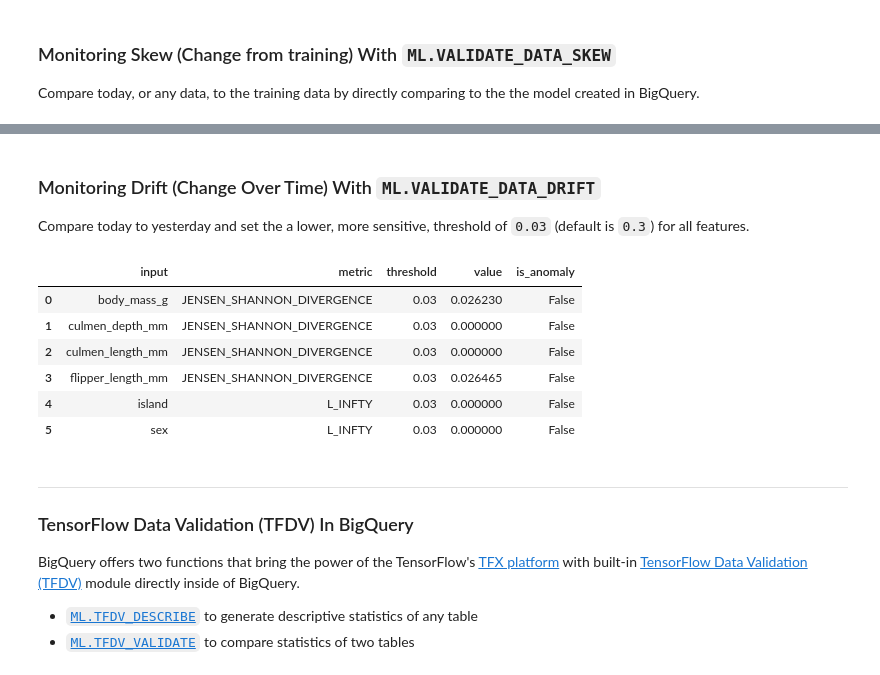
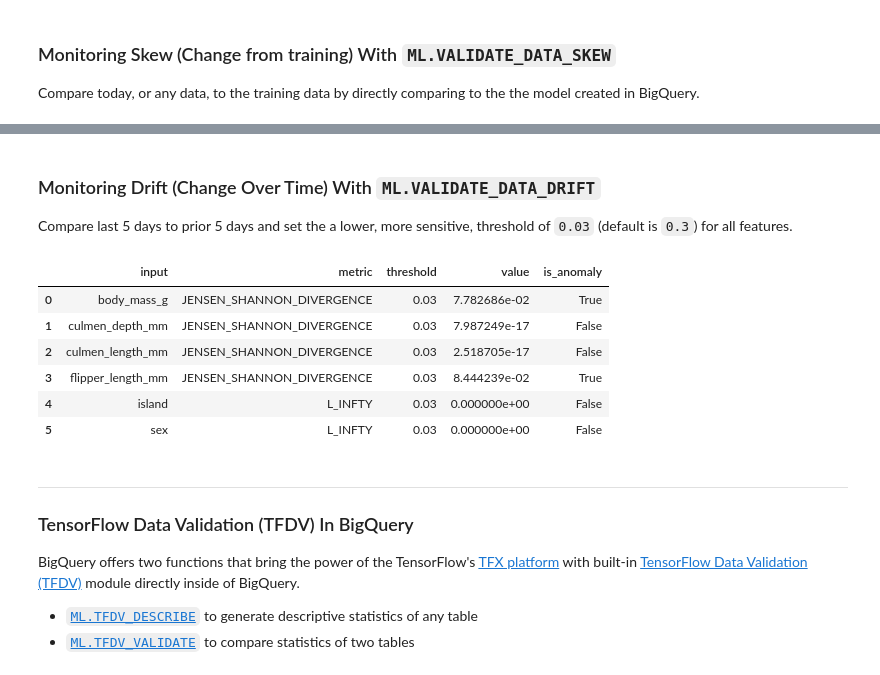
Before and after one commit to statmike/vertex-ai-mlops, a Jupyter notebook: Model Monitoring/bqml-model-monitoring-introduction.ipynb, the cells around one changed output, grey strips where cells are left out. Drawn from its saved outputs; the diff is of its cells as text; code cells hidden in the pictures.

```diff
--- a/Model Monitoring/bqml-model-monitoring-introduction.ipynb
+++ b/Model Monitoring/bqml-model-monitoring-introduction.ipynb
@@ -421,34 +421,35 @@ FROM ML.VALIDATE_DATA_SKEW(
 # %% [markdown]
 ### Monitoring Drift (Change Over Time) With `ML.VALIDATE_DATA_DRIFT`
 
-Compare today to yesterday and set the a lower, more sensitive, threshold of `0.03` (default is `0.3`) for all features.
+Compare last 5 days to prior 5 days and set the a lower, more sensitive, threshold of `0.03` (default is `0.3`) for all features.
 # %%
 %%bigquery
 SELECT *
 FROM ML.VALIDATE_DATA_DRIFT(
     (
         SELECT * EXCEPT(species, instance_timestamp)
         FROM `statmike-mlops-349915.bqml_model_monitoring.serving`
-        WHERE DATE(instance_timestamp) = DATE_SUB(CURRENT_DATE(), INTERVAL 1 DAY)
+        WHERE DATE(instance_timestamp) >= DATE_SUB(CURRENT_DATE(), INTERVAL 5 DAY)
     ),
     (
         SELECT * EXCEPT(species, instance_timestamp)
         FROM `statmike-mlops-349915.bqml_model_monitoring.serving`
-        WHERE DATE(instance_timestamp) = CURRENT_DATE()
+        WHERE DATE(instance_timestamp) >= DATE_SUB(CURRENT_DATE(), INTERVAL 10 DAY)
+            AND DATE(instance_timestamp) < DATE_SUB(CURRENT_DATE(), INTERVAL 5 DAY)
     ),
     STRUCT(
         0.03 AS categorical_default_threshold,
         0.03 AS numerical_default_threshold
     )
 )
 # %% [output]
 |  | input | metric | threshold | value | is_anomaly |
-| 0 | body_mass_g | JENSEN_SHANNON_DIVERGENCE | 0.03 | 0.026230 | False |
-| 1 | culmen_depth_mm | JENSEN_SHANNON_DIVERGENCE | 0.03 | 0.000000 | False |
-| 2 | culmen_length_mm | JENSEN_SHANNON_DIVERGENCE | 0.03 | 0.000000 | False |
-| 3 | flipper_length_mm | JENSEN_SHANNON_DIVERGENCE | 0.03 | 0.026465 | False |
-| 4 | island | L_INFTY | 0.03 | 0.000000 | False |
-| 5 | sex | L_INFTY | 0.03 | 0.000000 | False |
+| 0 | body_mass_g | JENSEN_SHANNON_DIVERGENCE | 0.03 | 7.782686e-02 | True |
+| 1 | culmen_depth_mm | JENSEN_SHANNON_DIVERGENCE | 0.03 | 7.987249e-17 | False |
+| 2 | culmen_length_mm | JENSEN_SHANNON_DIVERGENCE | 0.03 | 2.518705e-17 | False |
+| 3 | flipper_length_mm | JENSEN_SHANNON_DIVERGENCE | 0.03 | 8.444239e-02 | True |
+| 4 | island | L_INFTY | 0.03 | 0.000000e+00 | False |
+| 5 | sex | L_INFTY | 0.03 | 0.000000e+00 | False |
 # %% [markdown]
 ---
 ### TensorFlow Data Validation (TFDV) In BigQuery
```
Also changed, not shown: parts of 11 cells of this notebook.
